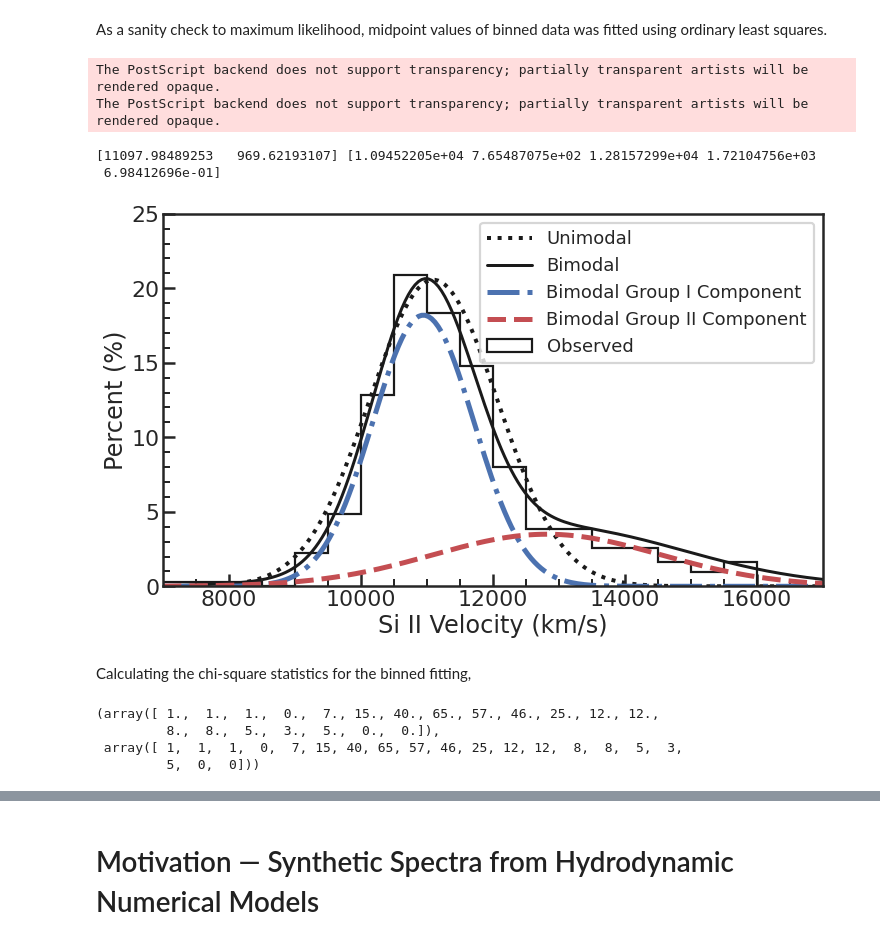
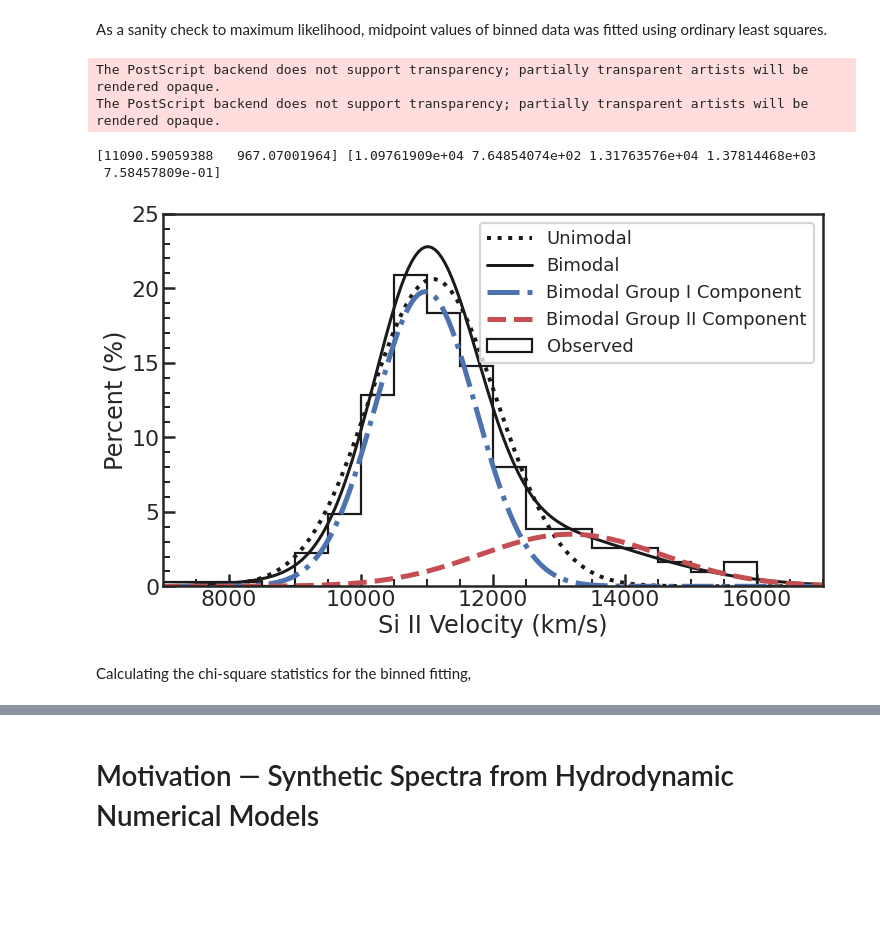
Before and after one commit to ketozhang/ejecta-velocities-of-type-Ia-supernovae, a Jupyter notebook: report.ipynb, the cells around one changed output, grey strips where cells are left out. Cells and saved outputs as stored; diff of their text form; code cells hidden in the pictures; blank space fills up the shorter version.

```diff
--- a/report.ipynb
+++ b/report.ipynb
@@ -152,7 +152,7 @@ BIMODAL_PARAMS = np.loadtxt('results/bimodal_params.csv', delimiter=',')
 
 x = data['v_siII']
 N = len(x)
-bins = np.arange(7000, 16001, 500)
+bins = np.arange(7000, 17001, 500)
 bin_width = np.mean(bins[1:] - bins[:-1])
 xrange = np.linspace(bins.min(), bins.max(), 200)
 plt.hist(x, bins=bins, color='k', histtype='step', label='Observed')
@@ -323,8 +328,8 @@ _.style.format(("{:#.0f}"))
 As a sanity check to maximum likelihood, midpoint values of binned data was fitted using ordinary least squares.
 # %%
 # See models.py::main for binned fitting procedure
-BINNED_UNIMODAL_PARAMS = np.loadtxt('results/binned_unimodal_params3.csv', delimiter=',')
-BINNED_BIMODAL_PARAMS = np.loadtxt('results/binned_bimodal_params3.csv', delimiter=',')
+BINNED_UNIMODAL_PARAMS = np.loadtxt('results/binned_unimodal_params.csv', delimiter=',')
+BINNED_BIMODAL_PARAMS = np.loadtxt('results/binned_bimodal_params.csv', delimiter=',')
 print(BINNED_UNIMODAL_PARAMS, BINNED_BIMODAL_PARAMS)
 
 x = data['v_siII']
@@ -338,48 +343,38 @@ plt.plot(xrange, gaussian(xrange, *BINNED_UNIMODAL_PARAMS), 'k', linestyle='dott
 # Bimodal Gaussian
 g1 = BINNED_BIMODAL_PARAMS[4]
 ## Group I
 lv_dist = g1 * gaussian(xrange, *BINNED_BIMODAL_PARAMS[0:2])
 plt.plot(xrange, lv_dist + hv_dist, 'k', linewidth=3, zorder=0, label='Bimodal')
 ## Group II
 hv_dist = (1-g1) * gaussian(xrange, *BINNED_BIMODAL_PARAMS[2:4])
 ## Group I + Group II
 plt.plot(xrange, lv_dist, 'b', linestyle='dashdot', zorder=1, label='Bimodal Group I Component')
 
 plt.plot(xrange, hv_dist, 'r', linestyle='dashed', zorder=1, label='Bimodal Group II Component')
 
 # Plot config
 plt.xlim(bins.min(), bins.max())
 plt.ylim(0, 25 / 500 / 100)
 
 yticks = plt.yticks()[0] * 500 * 100
 ytickslabel = [f'{tick:.2g}' for tick in yticks]
 plt.yticks(plt.yticks()[0], ytickslabel)
 
 plt.xlabel('Si II Velocity (km/s)')
 plt.ylabel('Percent (%)')
 plt.legend(loc='upper right', fontsize=18, handlelength=2.5)
 
 # Save results
 plt.tight_layout(pad=0)
 plt.savefig('results/binned_velocity_dist.eps', orientation='landscape', format='eps', )
 # %% [output]
 The PostScript backend does not support transparency; partially transparent artists will be rendered opaque.
 The PostScript backend does not support transparency; partially transparent artists will be rendered opaque.
-[11097.98489253   969.62193107] [1.09452205e+04 7.65487075e+02 1.28157299e+04 1.72104756e+03
- 6.98412696e-01]
+[11090.59059388   967.07001964] [1.09761909e+04 7.64854074e+02 1.31763576e+04 1.37814468e+03
+ 7.58457809e-01]
-[figure, old version]
+[figure, new version]
 # %% [markdown]
 Calculating the chi-square statistics for the binned fitting,
-# %%
-from scipy.stats import binned_statistic
-
-binned_statistic(data['v_siII'], [1] * len(data), statistic='count',
-                 bins=bins)[0], np.histogram(data['v_siII'], bins=bins)[0]
-# %% [output]
-(array([ 1.,  1.,  1.,  0.,  7., 15., 40., 65., 57., 46., 25., 12., 12.,
-         8.,  8.,  5.,  3.,  5.,  0.,  0.]),
- array([ 1,  1,  1,  0,  7, 15, 40, 65, 57, 46, 25, 12, 12,  8,  8,  5,  3,
-         5,  0,  0]))
 # %%
 from models import gaussian_cdf, bimodal_gaussian_cdf
 
```
Also changed, not shown: parts of 13 cells of this notebook, 14 other files.
